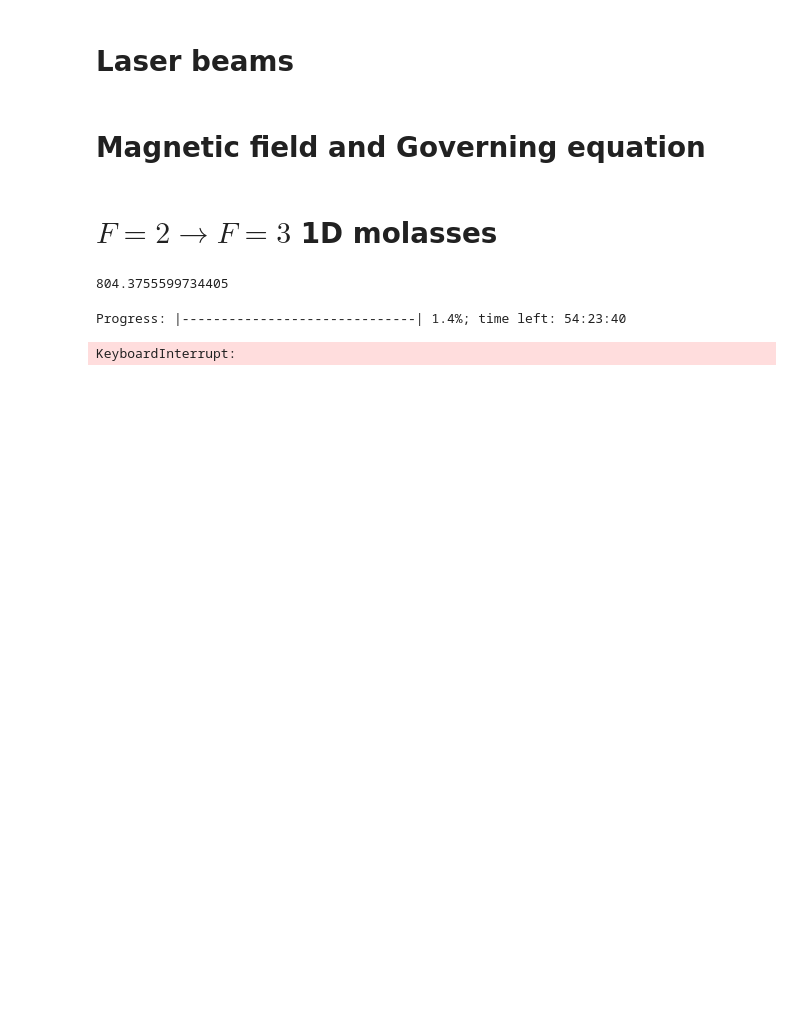
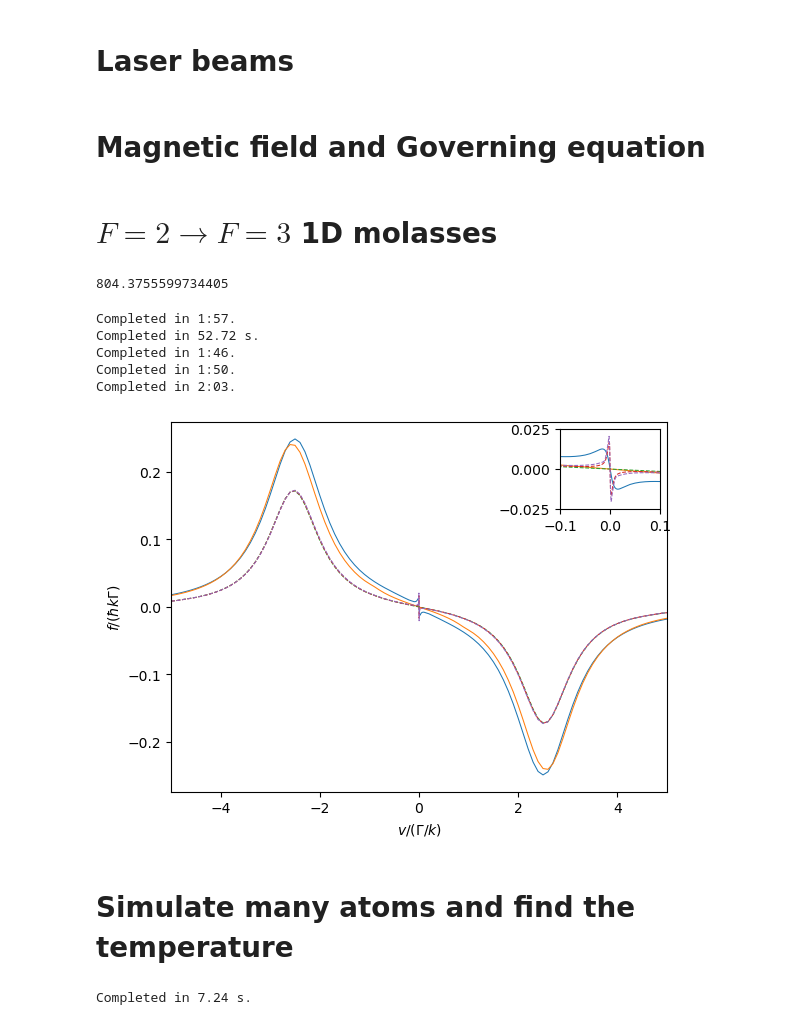
Before and after one commit to 5ikKwon/MOTSimulation, a Jupyter notebook: Testbed.ipynb, the cells around one changed output. Saved outputs shown, nothing was run; the diff lists cells and outputs as text; code cells hidden in the pictures; blank space fills up the shorter version.

```diff
--- a/Testbed.ipynb
+++ b/Testbed.ipynb
@@ -72,6 +72,7 @@ def return_hamiltonian(Fl, Delta):
     He, Beq = pylcp.hamiltonians.singleF(F=Fl+1, gF=1/(Fl+1), muB=1)
     dijq = pylcp.hamiltonians.dqij_two_bare_hyperfine(Fl, (Fl+1))
     # Note how to use np.eye
+    # The reason why we're using Delta is that we're in RF.
     hamiltonian = pylcp.hamiltonian(Hg, -Delta*np.eye(He.shape[0])+He, Bgq, Beq, dijq, mass = mass)
 
     return hamiltonian
@@ -91,6 +92,8 @@ def return_lasers(delta, s, pol):
              'pol_coord':pol_coord, 'delta':delta, 's':s},
             ], beam_type=pylcp.infinitePlaneWaveBeam)
 
+magField = pylcp.constantMagneticField(np.array([0.,0.,0.]))
+
 pols = {'$\\sigma^+\\sigma^-$':[np.array([0.,0.,1.]), np.array([1., 0., 0.])],
         '$\\sigma^+\\sigma^+$':[np.array([0., 0., 1.]), np.array([0., 0., 1.])]}
 
@@ -128,33 +131,68 @@ for key_beam in pols:
         rel=1e-8, abs=1e-10, progress_bar=True
     )
 # %% [output]
-Progress: |------------------------------| 1.4%; time left: 54:23:40
+Completed in 1:57.
+Completed in 52.72 s.
+Completed in 1:46.
+Completed in 1:50.
+Completed in 2:03.
-KeyboardInterrupt:
 # %%
 fig, ax = plt.subplots(1, 1)
 axins = inset_axes(ax, width=1.0, height=0.8)
 for key in obe:
     if 'phi' in key:
         linestyle='--'
     else:
         linestyle='-'
 
     ax.plot(np.concatenate((-v[::-1], v)),
             np.concatenate((-obe[key].profile['molasses'].F[2][::-1],
                             obe[key].profile['molasses'].F[2])),
             label=pols[key], linestyle=linestyle,
             linewidth=0.75
             )
     axins.plot(np.concatenate((-v[::-1], v)),
                np.concatenate((-obe[key].profile['molasses'].F[2][::-1],
                                obe[key].profile['molasses'].F[2])),
             label=pols[key], linestyle=linestyle,
             linewidth=0.75
             )
 
 ax.set_xlim(-5, 5)
-ax.set_xlabel('$v/(\Gamma/k)$')
-ax.set_ylabel('$f/(\hbar k \Gamma)$')
-ax.legnd()
+ax.set_xlabel('$v/(\\Gamma/k)$')
+ax.set_ylabel('$f/(\\hbar k \\Gamma)$')
+
 axins.set_xlim(-0.1, 0.1)
 axins.set_ylim(-0.025, 0.025);
+# %% [output]
+[figure, added]
+# %% [markdown]
+# Simulate many atoms and find the temperature
+# %%
+tmax = 1e4
+det = -2.73
+s = 1.25
+key =  '$\\sigma^+\\sigma^-$'
+
+laserBeams = return_lasers(0., s, pol=pols[key])
+hamiltonian = return_hamiltonian(2, det)
+
+obe = pylcp.obe(laserBeams, magField, hamiltonian,
+                include_mag_forces=False)
+
+obe.set_initial_position(np.array([0., 0., 0.]))
+obe.set_initial_velocity(np.array([0., 0., 0.]))
+obe.set_initial_rho_equally()
+
+obe.evolve_motion(
+    [0, tmax],
+    t_eval=np.linspace(0, tmax, 501),
+    random_recoil=True,
+    events=(),
+    progress_bar=True,
+    max_scatter_probability=0.5,
+    record_force=True,
+    freeze_axis=[True, True, False]
+);
+# %% [output]
+Completed in 7.24 s.
```
Also changed, not shown: parts of 5 cells of this notebook, 2 other files.
